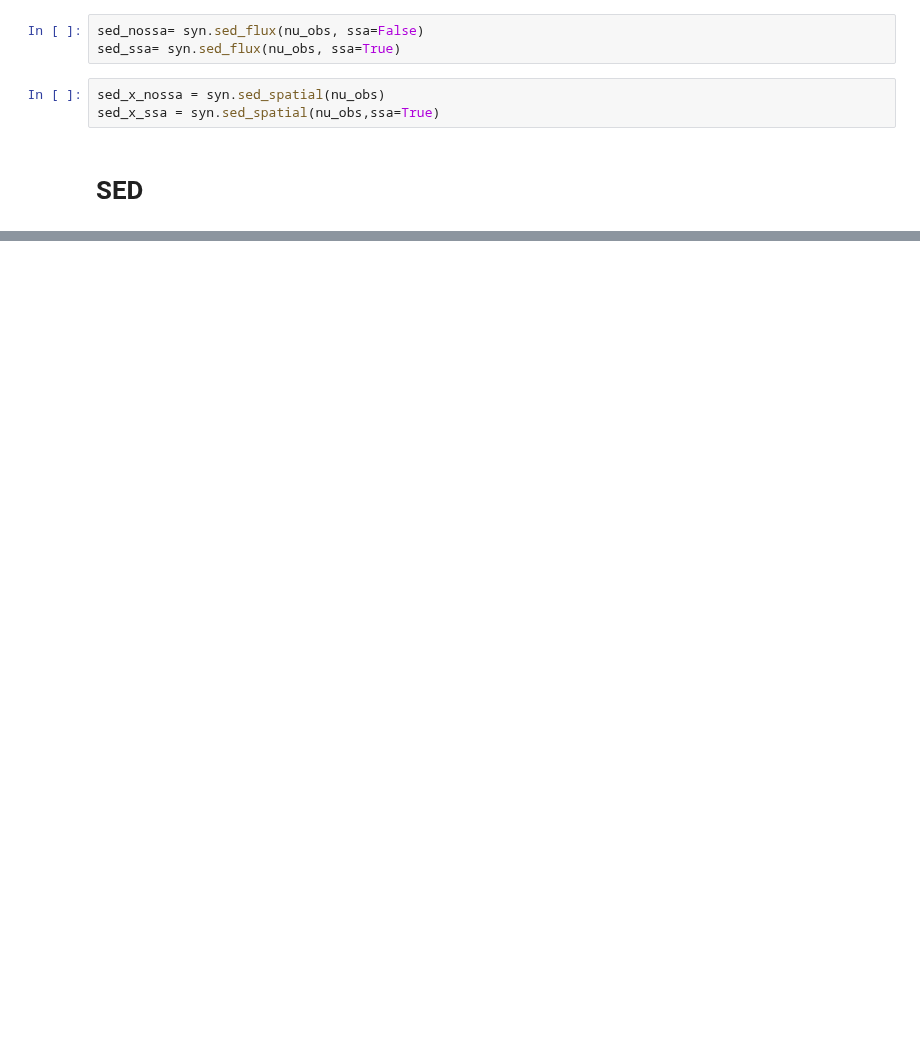
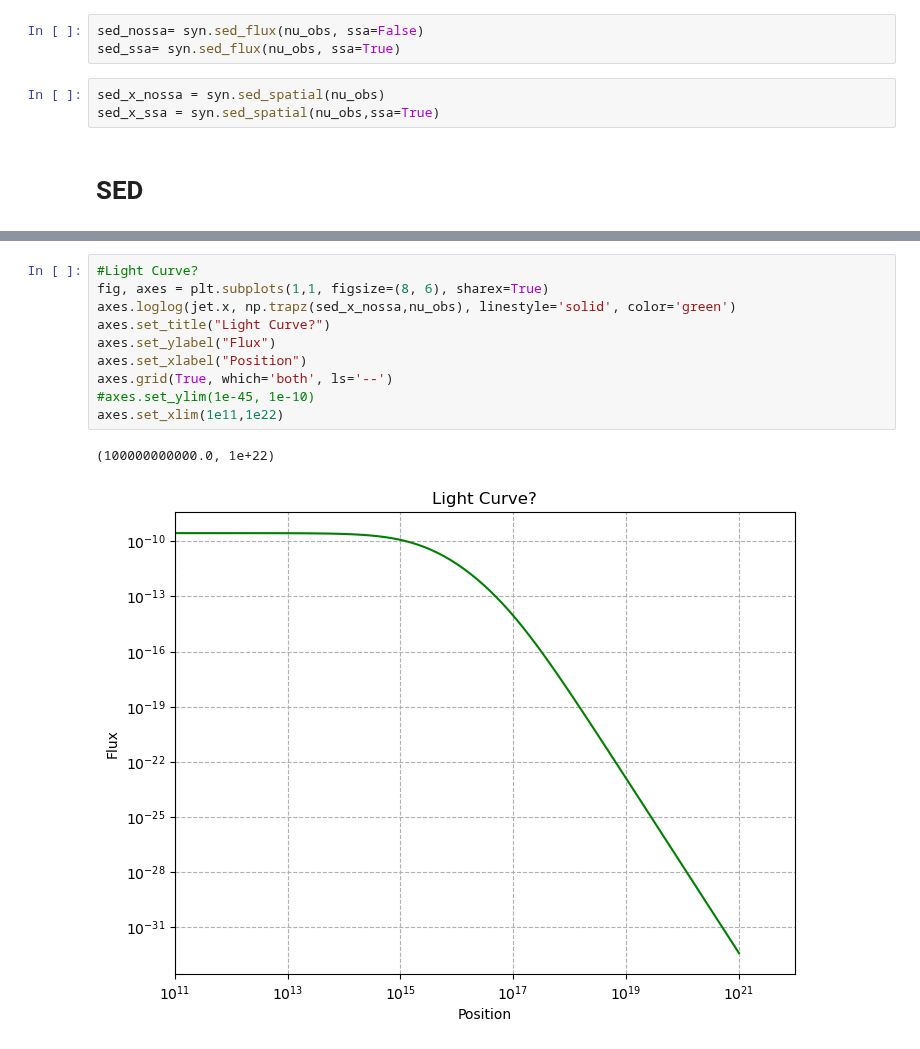
Before and after one commit to cosimoNigro/agnpy, a Jupyter notebook: electron_evolution.ipynb, the cells around one changed output, grey strips where cells are left out. Saved outputs shown, nothing was run; the diff lists cells and outputs as text; blank space fills up the shorter version.

```diff
--- a/electron_evolution.ipynb
+++ b/electron_evolution.ipynb
@@ -292,0 +238,13 @@ plt.show()
+# %%
+#Light Curve?
+fig, axes = plt.subplots(1,1, figsize=(8, 6), sharex=True)
+axes.loglog(jet.x, np.trapz(sed_x_nossa,nu_obs), linestyle='solid', color='green')
+axes.set_title("Light Curve?")
+axes.set_ylabel("Flux")
+axes.set_xlabel("Position")
+axes.grid(True, which='both', ls='--')
+#axes.set_ylim(1e-45, 1e-10)
+axes.set_xlim(1e11,1e22)
+# %% [output]
+(100000000000.0, 1e+22)
+[figure, added]
```
Also changed, not shown: parts of 38 cells of this notebook, 40 other files.
